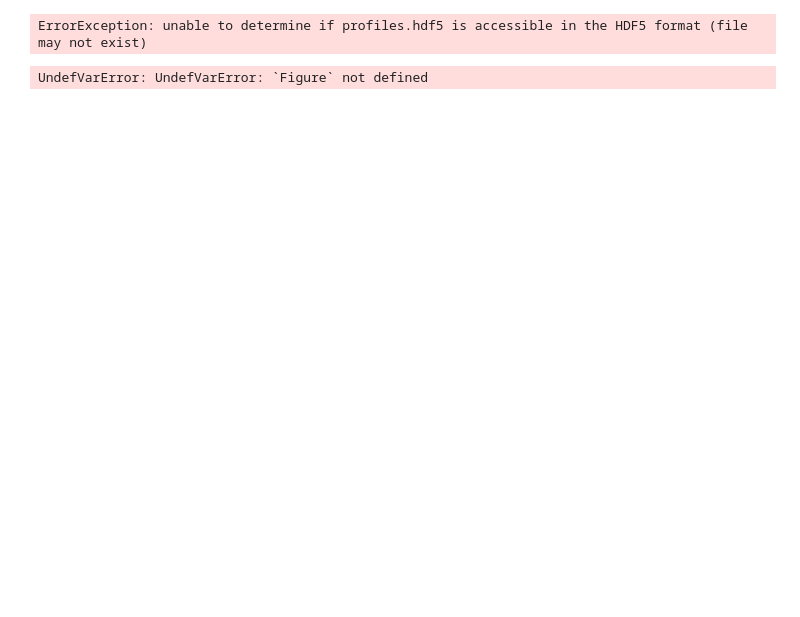
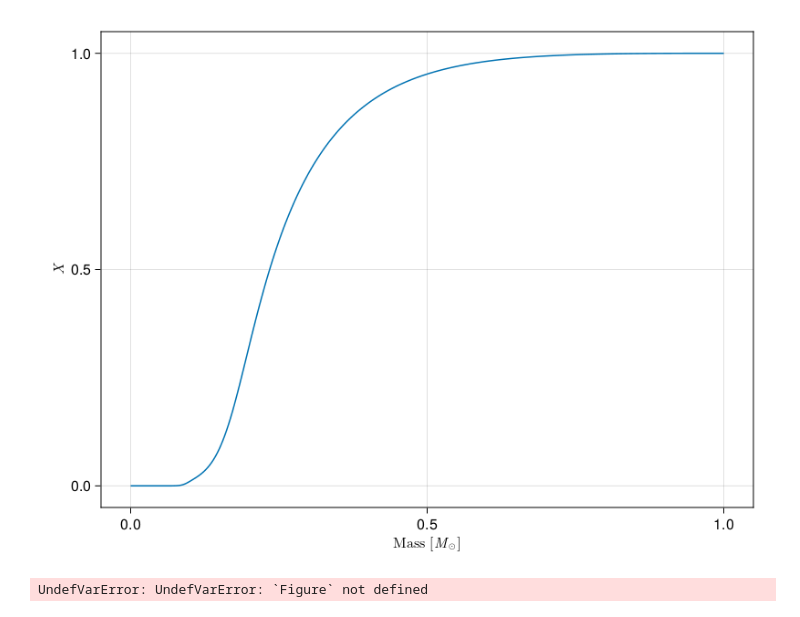
Before and after one commit to Jems-jl/Jems.jl, a Jupyter notebook: example_notebooks/NuclearBurning.ipynb, the cells around one changed output. Drawn from its saved outputs; the diff is of its cells as text; code cells hidden in the pictures; blank space fills up the shorter version.

```diff
--- a/example_notebooks/NuclearBurning.ipynb
+++ b/example_notebooks/NuclearBurning.ipynb
@@ -118,29 +128,29 @@ ErrorException: unable to determine if profiles.hdf5 is accessible in the HDF5 f
 # %%
 # Check evolution of abundance
 
-profile_names = StellarEvolution.get_profile_names_from_hdf5("profiles.hdf5")
+profile_names = Evolution.get_profile_names_from_hdf5("profiles.hdf5")
 
 using CairoMakie
 
 f = Figure()
 ax = Axis(f[1,1], xlabel=L"\mathrm{Mass}\;[M_\odot]", ylabel=L"X")
 
 pname = Observable(profile_names[1])
 
-profile = @lift(StellarEvolution.get_profile_from_hdf5("profiles.hdf5", $pname))
+profile = @lift(Evolution.get_profile_dataframe_from_hdf5("profiles.hdf5", $pname))
 mass = @lift($profile[!,"mass"])
 X = @lift($profile[!,"X"])
 
 profile_line = lines!(ax, mass, X, label="real profile")
 
 record(f, "X_evolution.mp4", profile_names[1:end];
         framerate = 60) do profile_name
     pname[] = profile_name
 end
 
 f
 # %% [output]
-ErrorException: unable to determine if profiles.hdf5 is accessible in the HDF5 format (file may not exist)
+[figure, added]
 # %%
 f = Figure()
 ax = Axis(f[1,1], xlabel=L"\log_{10}(T_\mathrm{eff}/[K])", ylabel=L"\log_{10}(L/L_\odot)")
```
Also changed, not shown: parts of 8 cells of this notebook, 4 other files.
